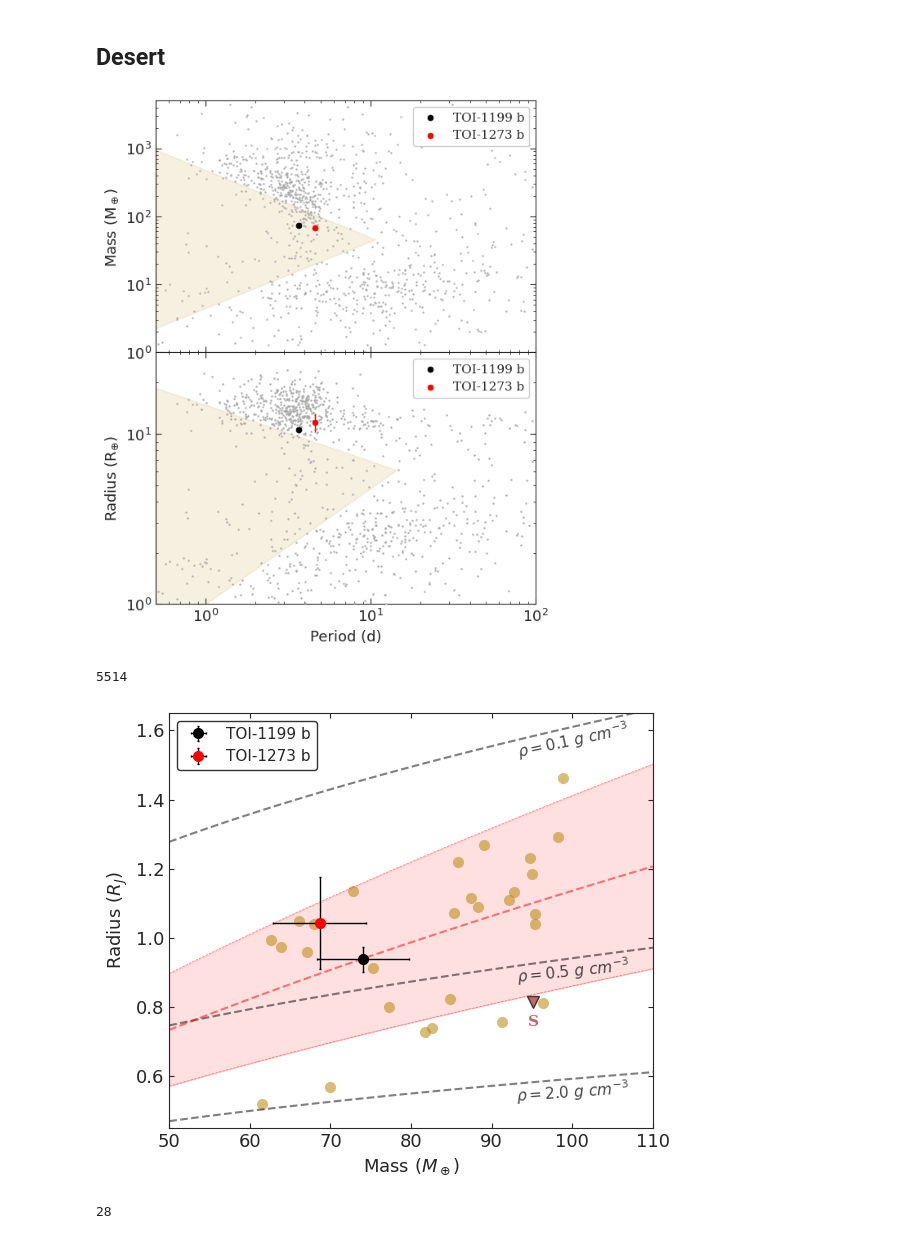
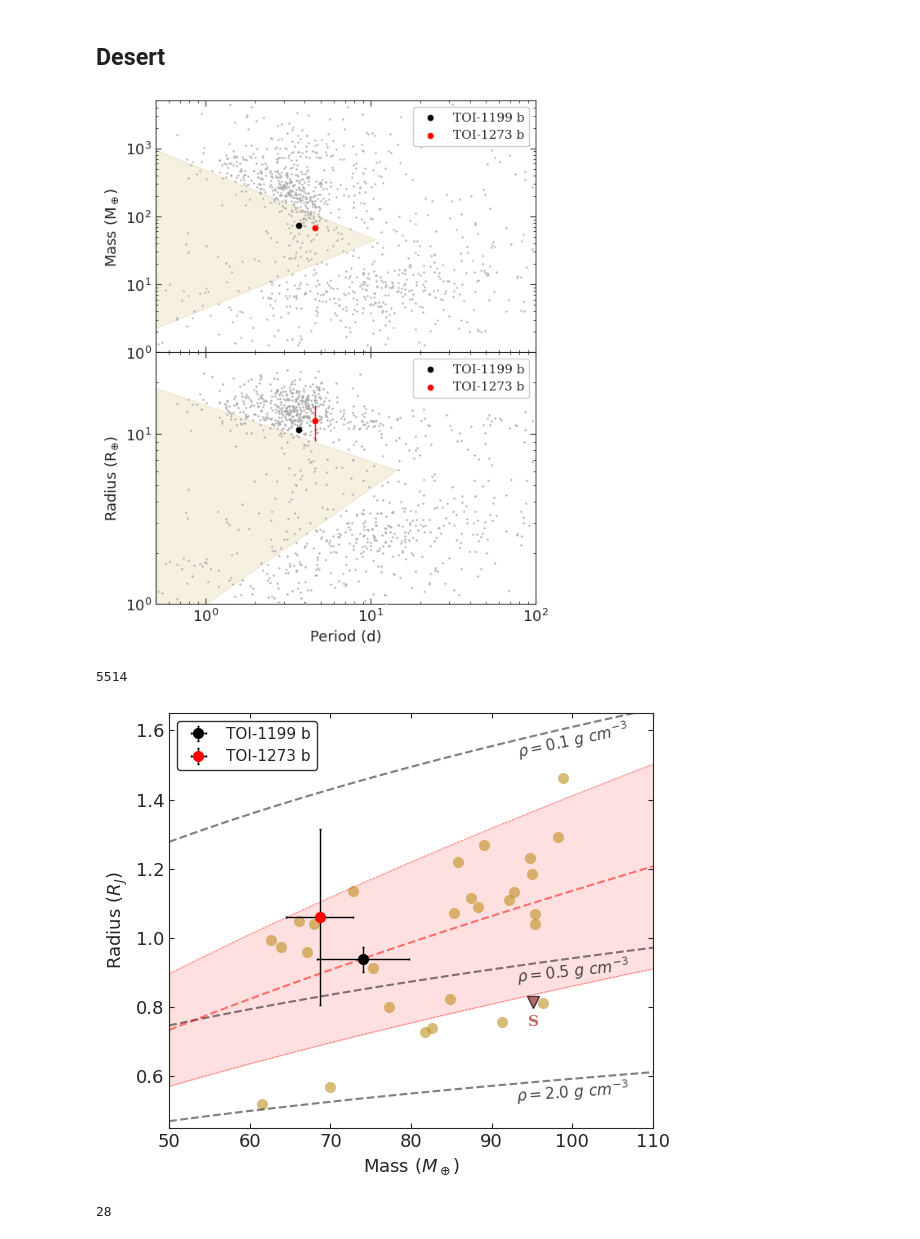
Before and after one commit to juanserrano90/toi1199-1273, a Jupyter notebook: figuras_caracterizacion.ipynb, the cells around one changed output. Drawn from its saved outputs; the diff is of its cells as text; code cells hidden in the pictures.

```diff
--- a/figuras_caracterizacion.ipynb
+++ b/figuras_caracterizacion.ipynb
@@ -24,7 +25,7 @@ exoplanets = pd.read_csv('./data/exoplanets_sep10_23.csv') # all, uso esta porqu
 # %%
 # nuestros planetas
 radio_1199 = [0.938*u.R_jup, 0.035*u.R_jup]
-radio_1273 = [1.042*u.R_jup, 0.133*u.R_jup]
+radio_1273 = [1.061*u.R_jup, 0.254*u.R_jup]
 masa_1199 = [0.233*u.M_jup, 0.018*u.M_jup]
 masa_1273 = [0.216*u.M_jup, 0.013*u.M_jup]
 # %%
@@ -245,7 +246,7 @@ axes[1].fill_between(x2, y3, y4, color='C4', alpha=0.12)
 axes[1].legend(loc='upper right', framealpha=1, frameon=True,  prop=dict(family='serif', weight='normal', size=11)).set_zorder(11)
 #plt.savefig('desert_plot.png', dpi=300, bbox_inches='tight', facecolor='white')
 # %% [output]
-[figure, old version]
+[figure, new version]
 # %%
 len(exoplanets)
 # %% [output]
@@ -262,35 +263,35 @@ plt.plot(masas, radios1, color='black', linewidth=1.5, linestyle="--", alpha=0.5
 plt.plot(masas, radios2, color='black', linewidth=1.5, linestyle="--", alpha=0.5)
 plt.plot(masas, radios5, color='black', linewidth=1.5, linestyle="--", alpha=0.5)
 plt.plot(masas, radios7, color='red', linewidth=1.5, linestyle="--", alpha=0.5)
 plt.plot(masas, np.asarray(radios7)+np.asarray(radios7err), color='red', linewidth=0.5, linestyle="--", alpha=0.5)
 plt.plot(masas, np.asarray(radios7)-np.asarray(radios7err), color='red', linewidth=0.5, linestyle="--", alpha=0.5)
 plt.fill_between(masas, np.asarray(radios7)-np.asarray(radios7err), np.asarray(radios7)+np.asarray(radios7err), color='red', alpha=0.12)
 plt.errorbar([masa_1199[0].to(u.M_earth).value], [radio_1199[0].value], marker='o', ls='none', ms=7, color='k',
              xerr=[masa_1199[1].to(u.M_earth).value], yerr=[radio_1199[1].value],
             markeredgecolor='k', markeredgewidth=1, ecolor='k', elinewidth=1, capsize=1, label='TOI-1199 b')
 
 plt.errorbar([masa_1273[0].to(u.M_earth).value], [radio_1273[0].value], marker='o', ls='none', ms=7, color='r',
-             xerr=[masa_1199[1].to(u.M_earth).value], yerr=[radio_1273[1].value],
+             xerr=[masa_1273[1].to(u.M_earth).value], yerr=[radio_1273[1].value],
             markeredgecolor='r', markeredgewidth=1, ecolor='k', elinewidth=1, capsize=1, label='TOI-1273 b')
 
 plt.plot([95.16], [0.8145], marker='v', ls='none', ms=8, color='brown', markeredgecolor='k', markeredgewidth=1, alpha=0.7)
 plt.text(94.53, 0.745, 'S', fontsize=11, alpha=0.7,  weight='bold', fontfamily='serif', style='normal',  color='brown')
 
 plt.tick_params(axis='both', labelsize=15)
 plt.text(93, 1.52, r'$\rho = 0.1 ~g~ cm^{-3}$', fontsize=11, rotation=12, alpha=0.85)
 plt.text(93, 0.87, r'$\rho = 0.5 ~g~ cm^{-3}$', fontsize=11, rotation=6, alpha=0.85)
 plt.text(93, 0.525, r'$\rho = 2.0 ~g~ cm^{-3}$', fontsize=11, rotation=4, alpha=0.85)
 
 plt.tick_params(axis='y', which='both', left=True, right=True, direction='in', labelsize=13)
 plt.tick_params(axis='x', which='both', bottom=True, top=True, direction='in', labelsize=13)
 plt.xlim(50,110)
 plt.ylim(0.45,1.65)
 plt.tight_layout()
 plt.legend(loc='upper left', fontsize=11, frameon=True, edgecolor='k', fancybox=True, markerscale=1)
 #plt.savefig('density_plot.png', dpi=300, bbox_inches='tight', facecolor='white')
 plt.show()
 # %% [output]
-[figure, old version]
+[figure, new version]
 # %%
 len(parecidos)
 # %% [output]
```
Also changed, not shown: parts of 29 cells of this notebook, 14 other files.
